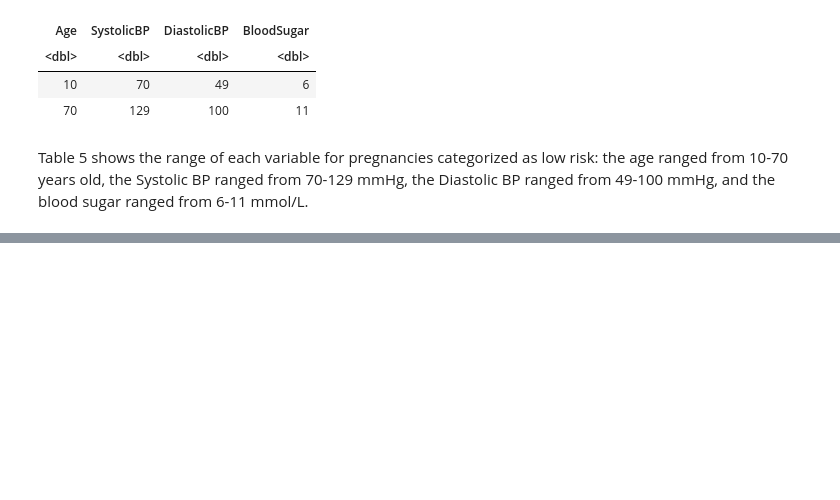
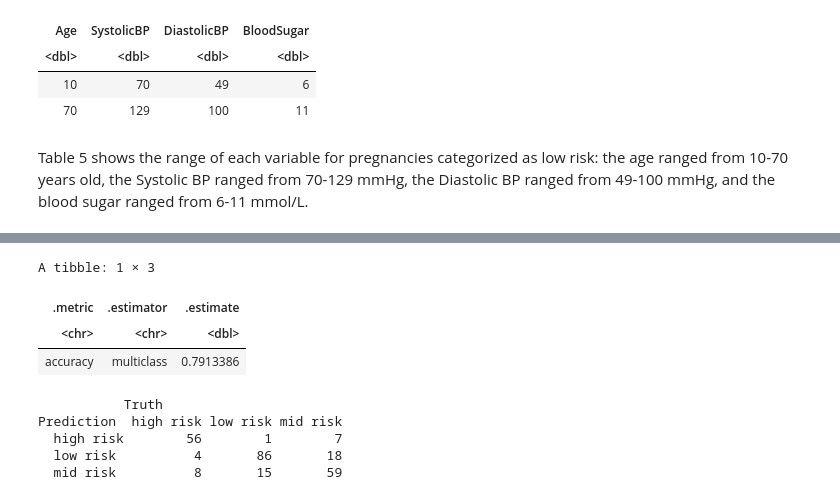
Before and after one commit to aniketc12/maternal_risk, a Jupyter notebook: maternal_health_report.ipynb, the cells around one changed output, grey strips where cells are left out. Cells and saved outputs as stored; diff of their text form; code cells hidden in the pictures; blank space fills up the shorter version.

```diff
--- a/maternal_health_report.ipynb
+++ b/maternal_health_report.ipynb
@@ -151,0 +201,34 @@ Table 5 shows the range of each variable for pregnancies categorized as low risk
+# %%
+best_k <- 2
+best_knn_spec <- nearest_neighbor(weight_func = "rectangular", neighbors = best_k) |>
+    set_engine("kknn") |>
+    set_mode("classification")
+
+best_knn_fit <- workflow() |>
+    add_recipe(maternal_recipe) |>
+    add_model(best_knn_spec) |>
+    fit(data=training_set)
+
+testing_set_predictions <- predict(best_knn_fit, testing_set) |>
+    bind_cols(testing_set)
+
+testing_set_accuracies <- testing_set_predictions |>
+    metrics(truth = RiskLevel, estimate = .pred_class) |>
+    filter(.metric == "accuracy")
+
+testing_set_accuracies
+
+testing_set_confusion <- testing_set_predictions |>
+    conf_mat(truth = RiskLevel, estimate = .pred_class)
+
+testing_set_confusion
+# %% [output]
+A tibble: 1 × 3
+| .metric | .estimator | .estimate |
+| <chr> | <chr> | <dbl> |
+| accuracy | multiclass | 0.7913386 |
+           Truth
+Prediction  high risk low risk mid risk
+  high risk        56        1        7
+  low risk          4       86       18
+  mid risk          8       15       59
```
Also changed, not shown: parts of 6 cells of this notebook.
